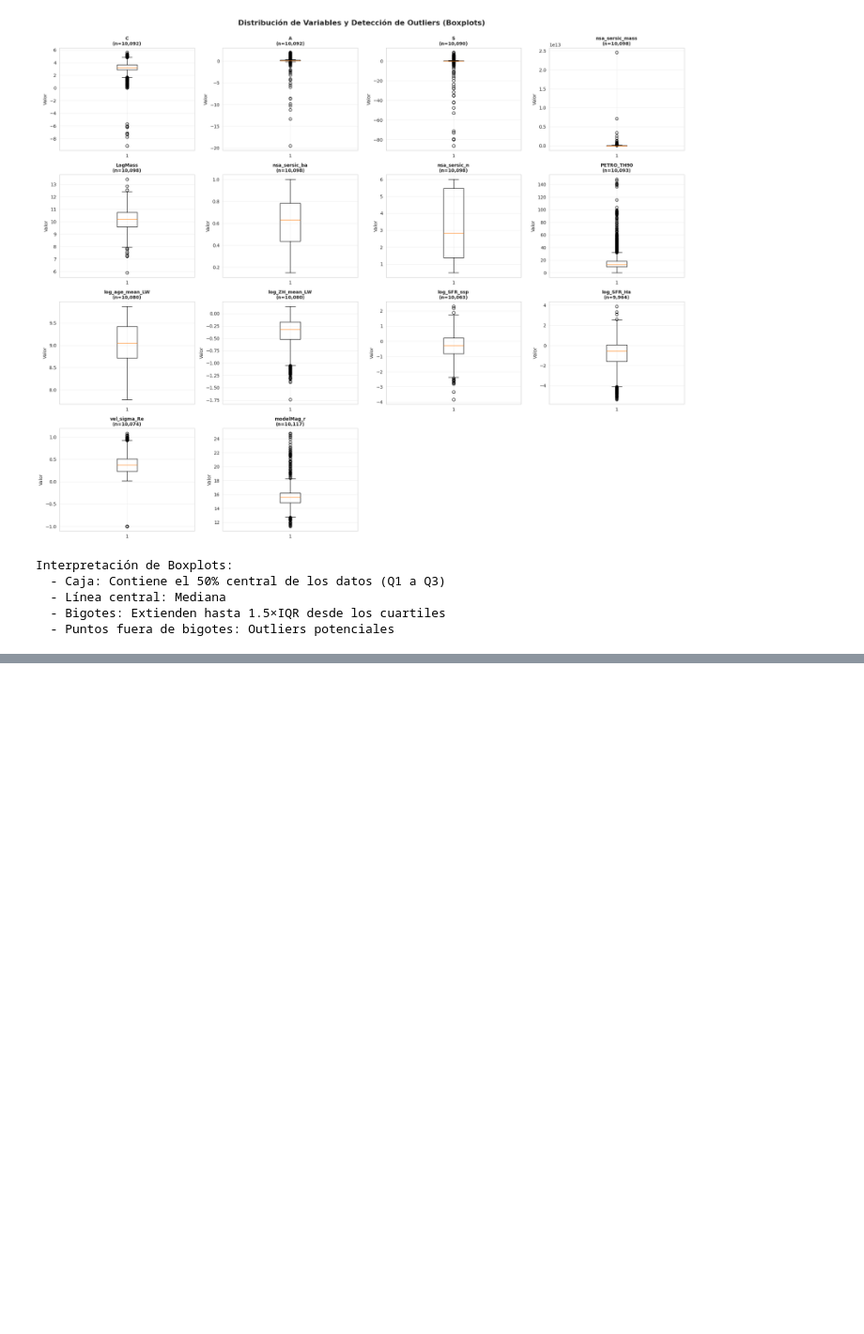
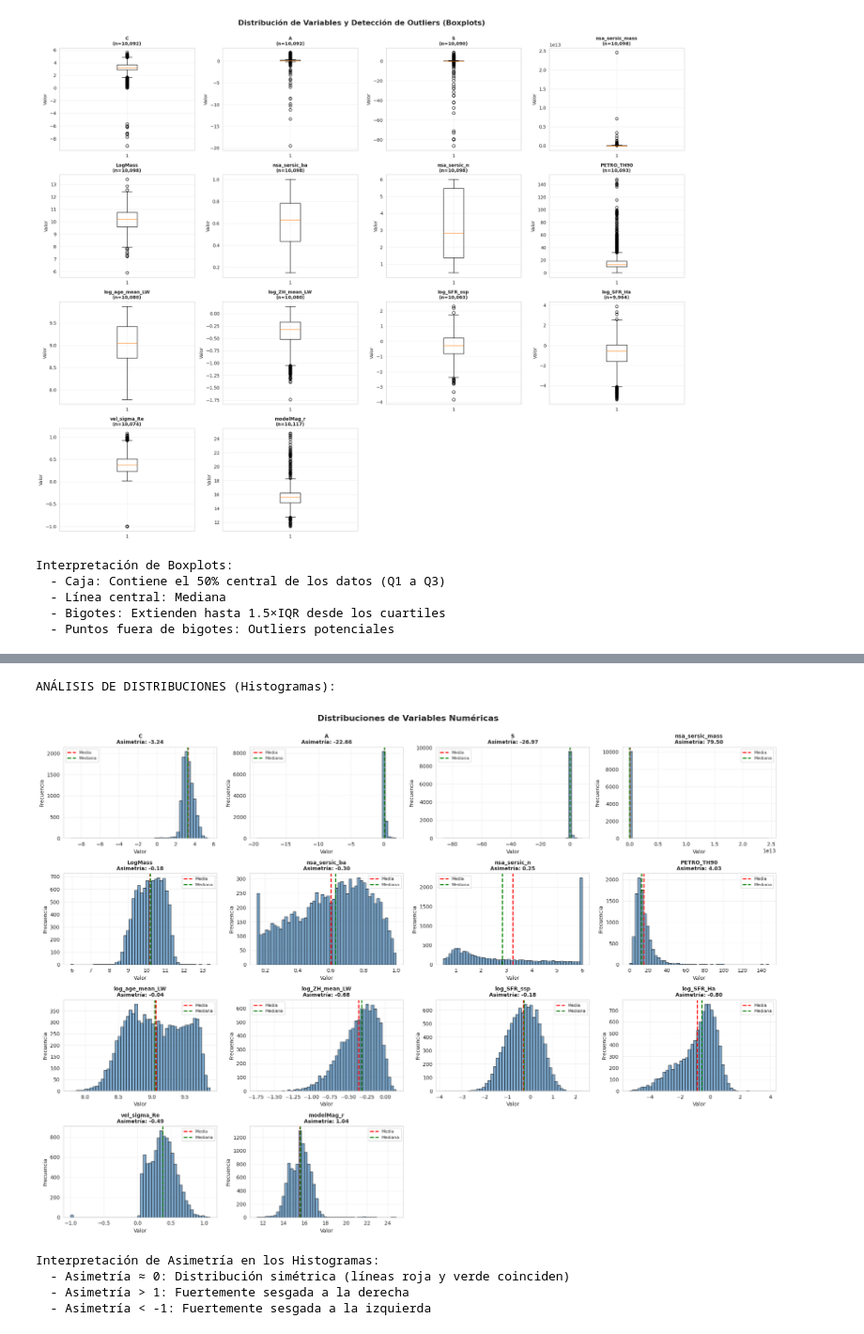
Before and after one commit to GusMorales14/Equipo_61_Avance-1.-An-lisis-exploratorio-de-datos, a Jupyter notebook: Avance1_Equipo61.ipynb, the cells around one changed output, grey strips where cells are left out. Shown at 94% size. Cells and saved outputs as stored; diff of their text form; code cells hidden in the pictures; blank space fills up the shorter version.

```diff
--- a/Avance1_Equipo61.ipynb
+++ b/Avance1_Equipo61.ipynb
@@ -532,0 +627,52 @@ Interpretación de Boxplots:
+# %%
+# Visualización de distribuciones con histogramas
+print("\nANÁLISIS DE DISTRIBUCIONES (Histogramas):\n")
+
+# Seleccionar columnas clave (excluyendo coordenadas)
+dist_cols = [col for col in numeric_cols if col not in ['objra', 'objdec']]
+
+# Configurar subplots
+n_cols_grid = 4
+n_rows_grid = int(np.ceil(len(dist_cols) / n_cols_grid))
+
+fig, axes = plt.subplots(n_rows_grid, n_cols_grid, figsize=(20, n_rows_grid * 3.5))
+axes = axes.flatten()
+
+for idx, col in enumerate(dist_cols):
+    # Filtrar datos válidos
+    valid_data = df[col][df[col] > -100].dropna()
+
+    # Calcular asimetría
+    skewness = skew(valid_data)
+
+    # Crear histograma
+    axes[idx].hist(valid_data, bins=50, edgecolor='black', alpha=0.7, color='steelblue')
+    axes[idx].axvline(valid_data.mean(), color='red', linestyle='--', linewidth=2, label='Media')
+    axes[idx].axvline(valid_data.median(), color='green', linestyle='--', linewidth=2, label='Mediana')
+
+    # Título con información de asimetría
+    axes[idx].set_title(f'{col}\nAsimetría: {skewness:.2f}', fontweight='bold', fontsize=10)
+    axes[idx].set_xlabel('Valor')
+    axes[idx].set_ylabel('Frecuencia')
+    axes[idx].legend(fontsize=8)
+    axes[idx].grid(True, alpha=0.3)
+
+# Ocultar axes sobrantes
+for idx in range(len(dist_cols), len(axes)):
+    axes[idx].axis('off')
+
+plt.suptitle('Distribuciones de Variables Numéricas', fontsize=16, fontweight='bold', y=1.00)
+plt.tight_layout()
+plt.show()
+
+print("\nInterpretación de Asimetría en los Histogramas:")
+print("  - Asimetría ≈ 0: Distribución simétrica (líneas roja y verde coinciden)")
+print("  - Asimetría > 1: Fuertemente sesgada a la derecha")
+print("  - Asimetría < -1: Fuertemente sesgada a la izquierda")
+# %% [output]
+ANÁLISIS DE DISTRIBUCIONES (Histogramas):
+[figure, added]
+Interpretación de Asimetría en los Histogramas:
+  - Asimetría ≈ 0: Distribución simétrica (líneas roja y verde coinciden)
+  - Asimetría > 1: Fuertemente sesgada a la derecha
+  - Asimetría < -1: Fuertemente sesgada a la izquierda
```
Also changed, not shown: parts of 7 cells of this notebook.
